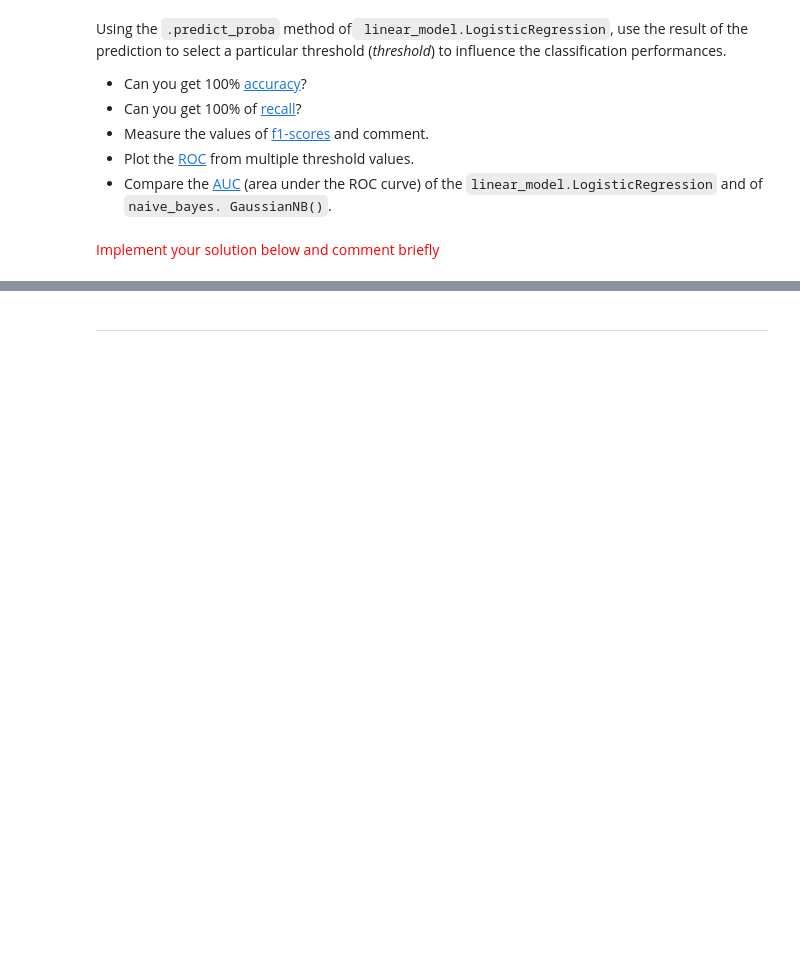
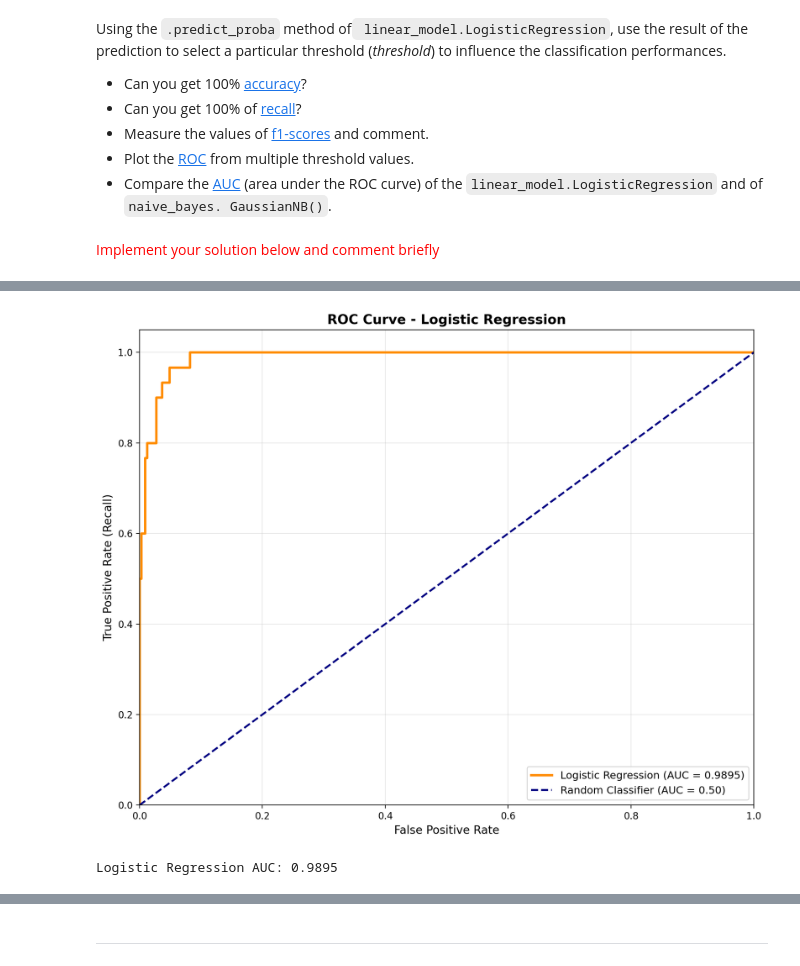
Before and after one commit to fonction-positive/HoML, a Jupyter notebook: code/TP 2 - Scikit-Learn - Evaluation.ipynb, the cells around one changed output, grey strips where cells are left out. Drawn from its saved outputs; the diff is of its cells as text; code cells hidden in the pictures; blank space fills up the shorter version.

```diff
--- a/code/TP 2 - Scikit-Learn - Evaluation.ipynb
+++ b/code/TP 2 - Scikit-Learn - Evaluation.ipynb
@@ -507,0 +625,25 @@ for threshold in thresholds_to_test:
+# %%
+# Plot ROC Curve for Logistic Regression
+from sklearn.metrics import roc_curve, auc
+
+fpr_lr, tpr_lr, thresholds_roc = roc_curve(y_test_binary, y_proba_lr)
+roc_auc_lr = auc(fpr_lr, tpr_lr)
+
+plt.figure(figsize=(10, 8))
+plt.plot(fpr_lr, tpr_lr, color='darkorange', lw=2.5,
+         label=f'Logistic Regression (AUC = {roc_auc_lr:.4f})')
+plt.plot([0, 1], [0, 1], color='navy', lw=2, linestyle='--', label='Random Classifier (AUC = 0.50)')
+plt.xlim([0.0, 1.0])
+plt.ylim([0.0, 1.05])
+plt.xlabel('False Positive Rate', fontsize=12)
+plt.ylabel('True Positive Rate (Recall)', fontsize=12)
+plt.title('ROC Curve - Logistic Regression', fontsize=14, fontweight='bold')
+plt.legend(loc="lower right", fontsize=11)
+plt.grid(alpha=0.3)
+plt.tight_layout()
+plt.show()
+
+print(f"\nLogistic Regression AUC: {roc_auc_lr:.4f}")
+# %% [output]
+[figure, added]
+Logistic Regression AUC: 0.9895
```
Also changed, not shown: parts of 5 cells of this notebook.
